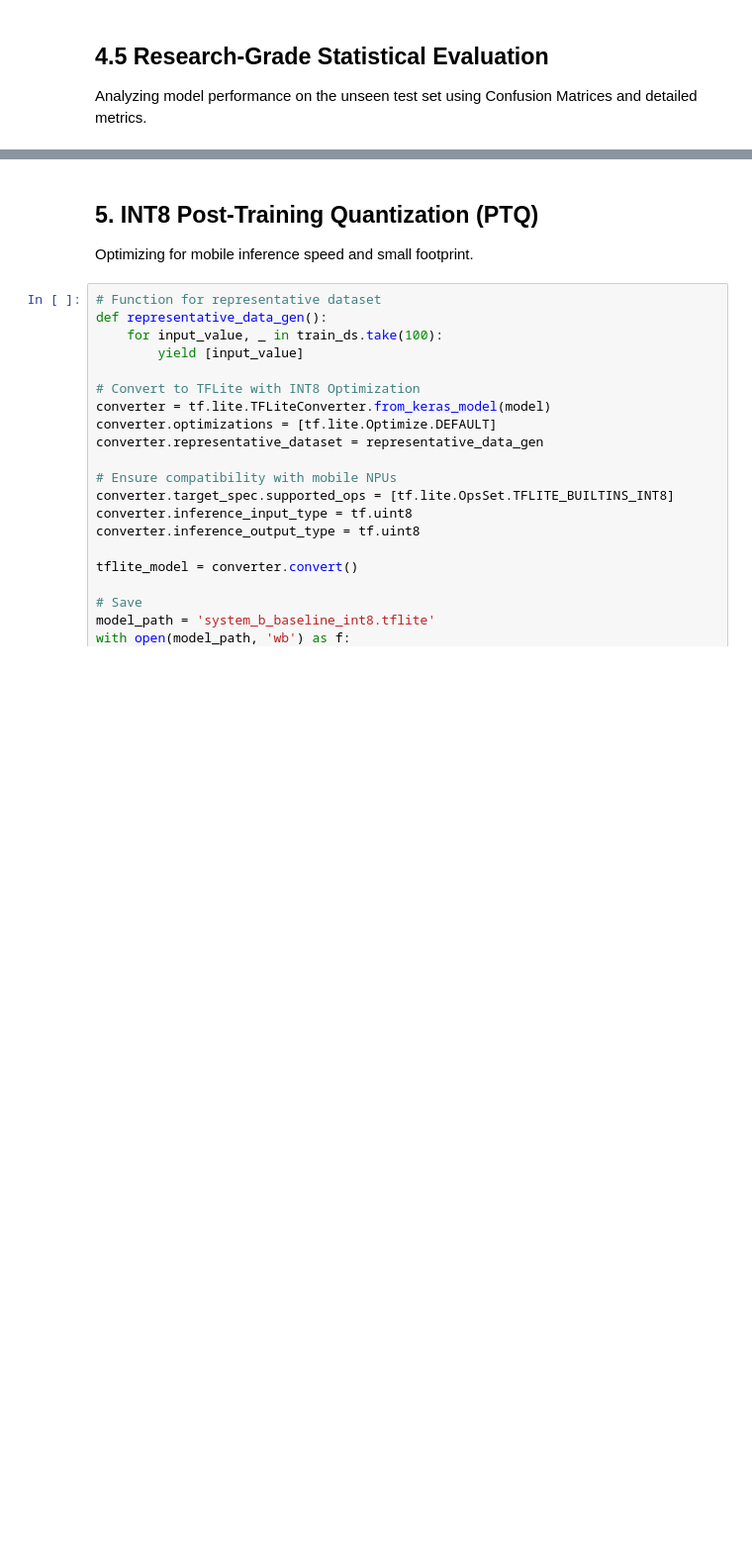
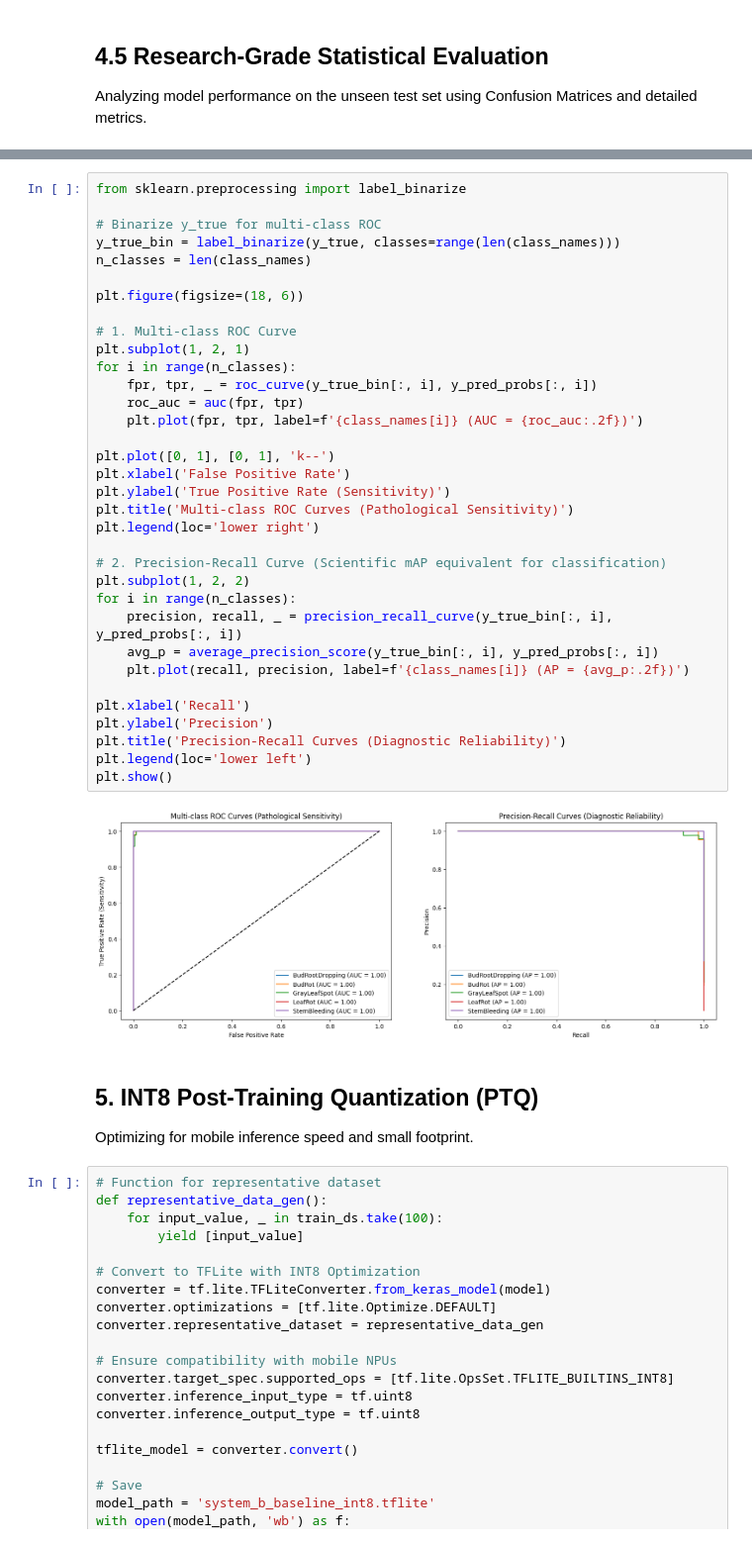
Before and after one commit to R26-SE-016/Coconut-Pathology-Detection-Service, a Jupyter notebook: notebooks/Microscopic Mobile Diagnosis of Coconut related Diseases.ipynb, the cells around one changed output, grey strips where cells are left out. Shown at 99% size. Cells and saved outputs as stored; diff of their text form; blank space fills up the shorter version.

```diff
--- a/notebooks/Microscopic Mobile Diagnosis of Coconut related Diseases.ipynb
+++ b/notebooks/Microscopic Mobile Diagnosis of Coconut related Diseases.ipynb
@@ -290,3 +324,39 @@ BudRootDropping       1.00      1.00      1.00        49
+# %%
+from sklearn.preprocessing import label_binarize
+
+# Binarize y_true for multi-class ROC
+y_true_bin = label_binarize(y_true, classes=range(len(class_names)))
+n_classes = len(class_names)
+
+plt.figure(figsize=(18, 6))
+
+# 1. Multi-class ROC Curve
+plt.subplot(1, 2, 1)
+for i in range(n_classes):
+    fpr, tpr, _ = roc_curve(y_true_bin[:, i], y_pred_probs[:, i])
+    roc_auc = auc(fpr, tpr)
+    plt.plot(fpr, tpr, label=f'{class_names[i]} (AUC = {roc_auc:.2f})')
+
+plt.plot([0, 1], [0, 1], 'k--')
+plt.xlabel('False Positive Rate')
+plt.ylabel('True Positive Rate (Sensitivity)')
+plt.title('Multi-class ROC Curves (Pathological Sensitivity)')
+plt.legend(loc='lower right')
+
+# 2. Precision-Recall Curve (Scientific mAP equivalent for classification)
+plt.subplot(1, 2, 2)
+for i in range(n_classes):
+    precision, recall, _ = precision_recall_curve(y_true_bin[:, i], y_pred_probs[:, i])
+    avg_p = average_precision_score(y_true_bin[:, i], y_pred_probs[:, i])
+    plt.plot(recall, precision, label=f'{class_names[i]} (AP = {avg_p:.2f})')
+
+plt.xlabel('Recall')
+plt.ylabel('Precision')
+plt.title('Precision-Recall Curves (Diagnostic Reliability)')
+plt.legend(loc='lower left')
+plt.show()
+# %% [output]
+[figure, added]
 # %% [markdown]
 ## 5. INT8 Post-Training Quantization (PTQ)
 Optimizing for mobile inference speed and small footprint.
```
Also changed, not shown: parts of 15 cells of this notebook.
